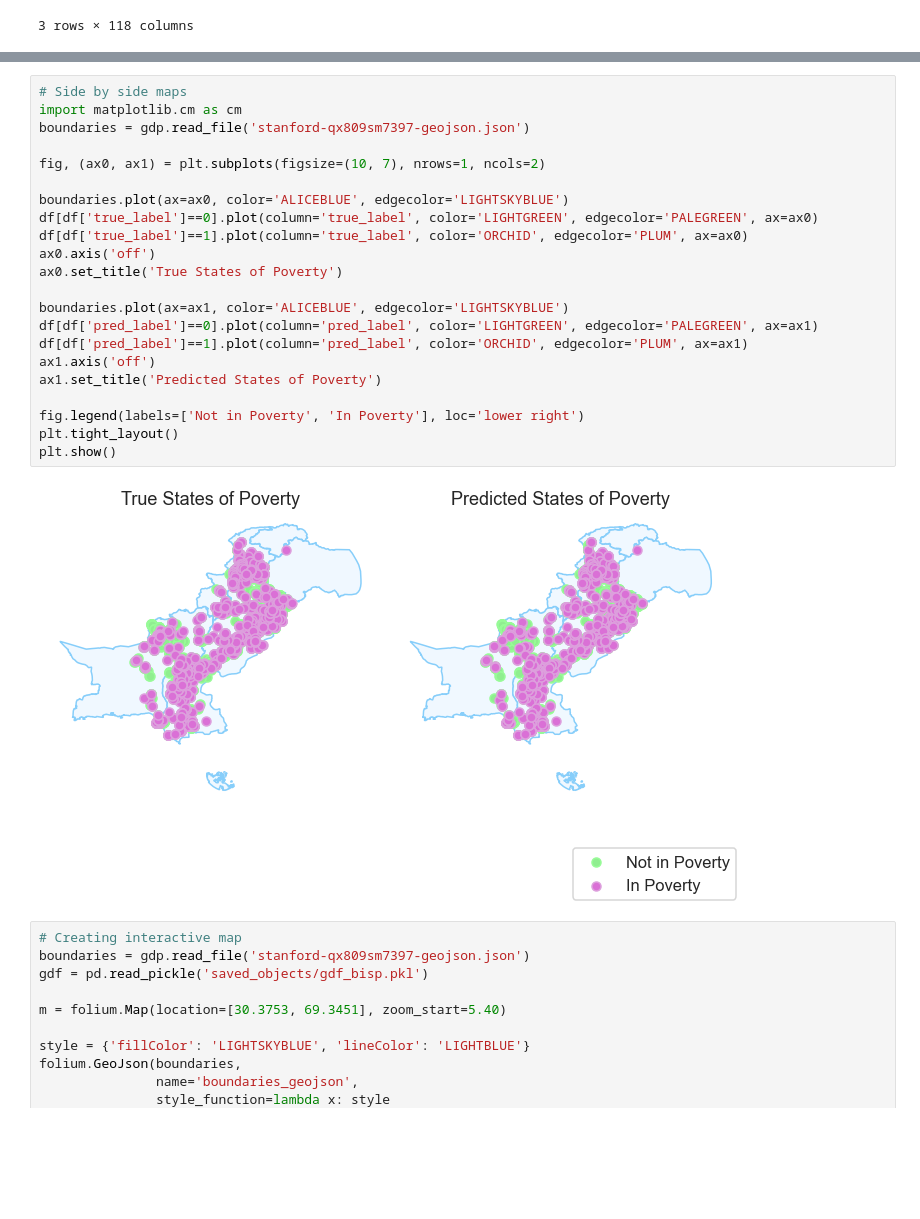
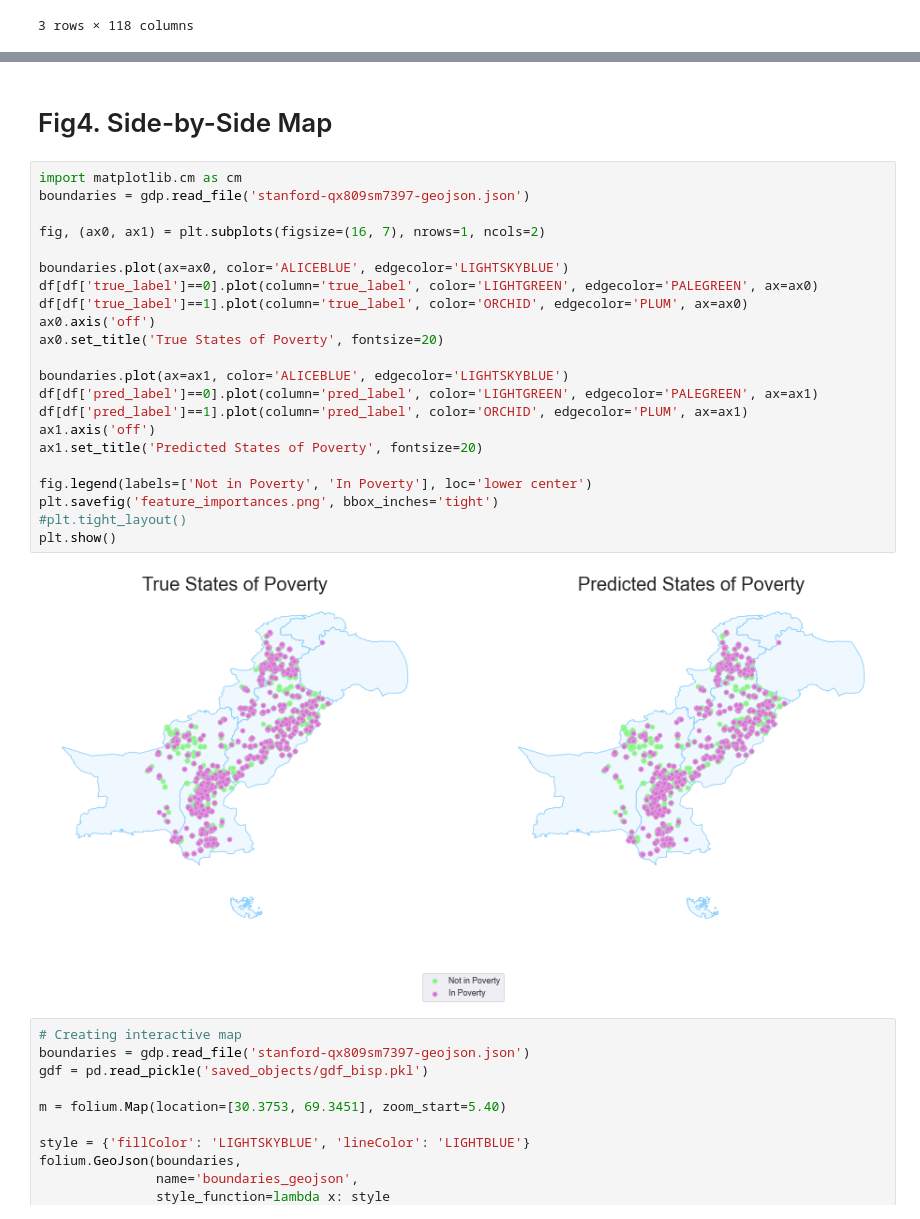
Before and after one commit to dime-worldbank/big-data-poverty-estimation, a Jupyter notebook: DataWork/03_analysis/poverty_estimation/03_poverty_results_visualizations.ipynb, the cells around one changed output, grey strips where cells are left out. Cells and saved outputs as stored; diff of their text form; blank space fills up the shorter version.

```diff
--- a/DataWork/03_analysis/poverty_estimation/03_poverty_results_visualizations.ipynb
+++ b/DataWork/03_analysis/poverty_estimation/03_poverty_results_visualizations.ipynb
@@ -146,30 +178,32 @@ plt.savefig('feature_importances.png', bbox_inches='tight')
 plt.show()
 # %% [output]
 [figure]
+# %% [markdown]
+# Fig4. Side-by-Side Map
 # %%
-# Side by side maps
 import matplotlib.cm as cm
 boundaries = gdp.read_file('stanford-qx809sm7397-geojson.json')
 
-fig, (ax0, ax1) = plt.subplots(figsize=(10, 7), nrows=1, ncols=2)
+fig, (ax0, ax1) = plt.subplots(figsize=(16, 7), nrows=1, ncols=2)
 
 boundaries.plot(ax=ax0, color='ALICEBLUE', edgecolor='LIGHTSKYBLUE')
 df[df['true_label']==0].plot(column='true_label', color='LIGHTGREEN', edgecolor='PALEGREEN', ax=ax0)
 df[df['true_label']==1].plot(column='true_label', color='ORCHID', edgecolor='PLUM', ax=ax0)
 ax0.axis('off')
-ax0.set_title('True States of Poverty')
+ax0.set_title('True States of Poverty', fontsize=20)
 
 boundaries.plot(ax=ax1, color='ALICEBLUE', edgecolor='LIGHTSKYBLUE')
 df[df['pred_label']==0].plot(column='pred_label', color='LIGHTGREEN', edgecolor='PALEGREEN', ax=ax1)
 df[df['pred_label']==1].plot(column='pred_label', color='ORCHID', edgecolor='PLUM', ax=ax1)
 ax1.axis('off')
-ax1.set_title('Predicted States of Poverty')
+ax1.set_title('Predicted States of Poverty', fontsize=20)
 
-fig.legend(labels=['Not in Poverty', 'In Poverty'], loc='lower right')
-plt.tight_layout()
+fig.legend(labels=['Not in Poverty', 'In Poverty'], loc='lower center')
+plt.savefig('feature_importances.png', bbox_inches='tight')
+#plt.tight_layout()
 plt.show()
 # %% [output]
-[figure, old version]
+[figure, new version]
 # %%
 # Creating interactive map
 boundaries = gdp.read_file('stanford-qx809sm7397-geojson.json')
```
Also changed, not shown: parts of 8 cells of this notebook.
